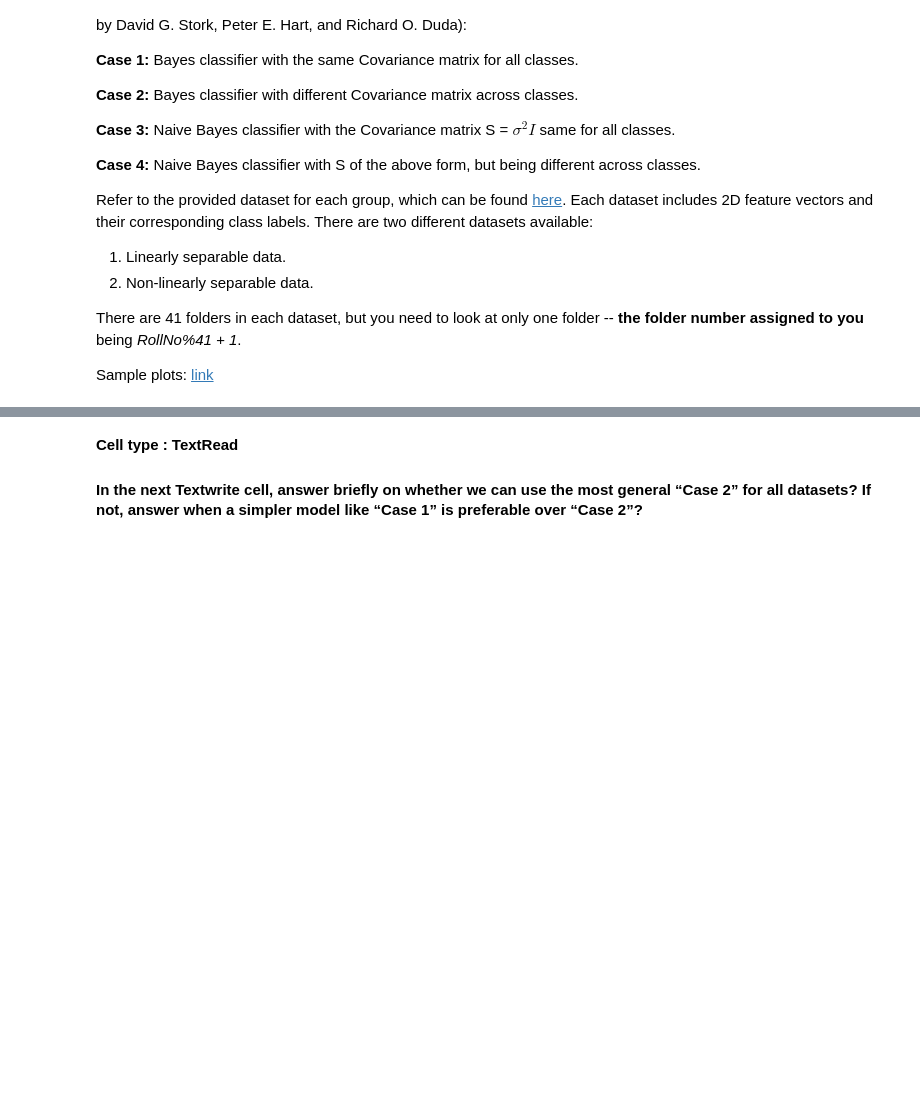
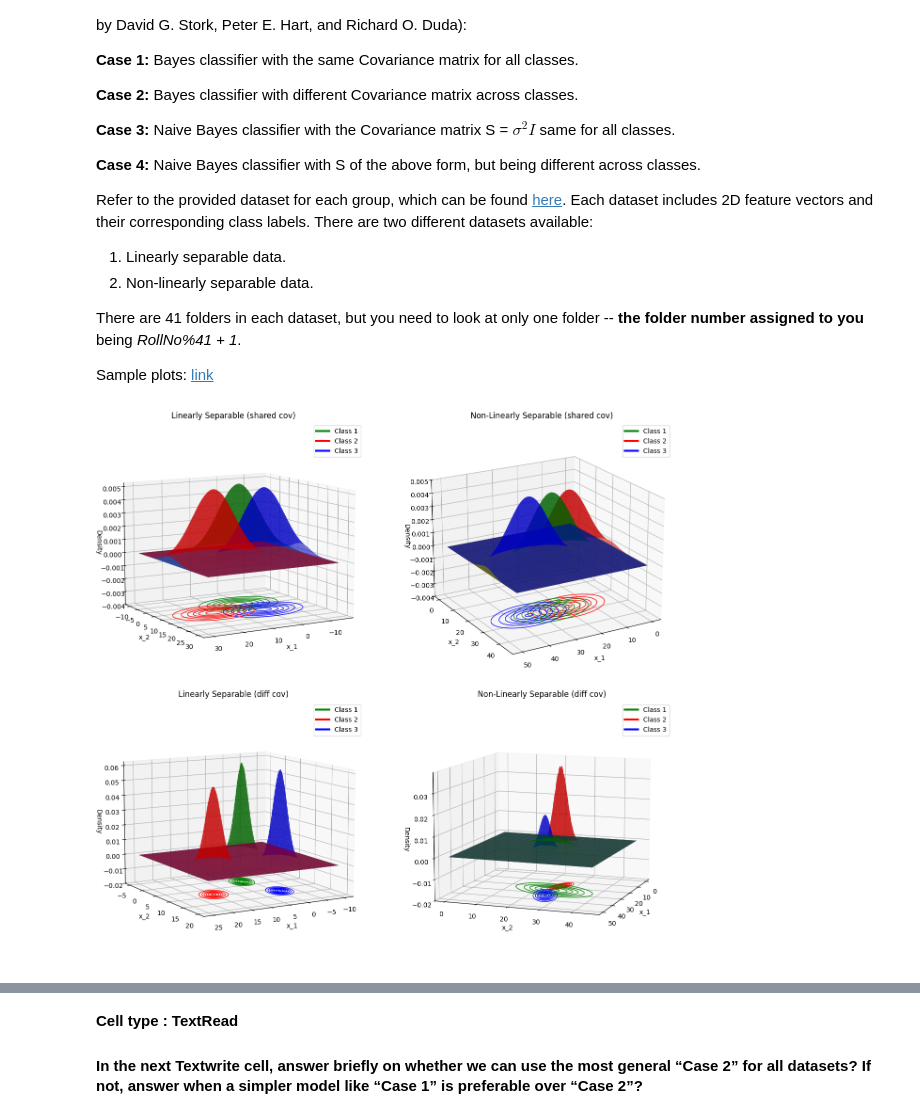
Before and after one commit to RitabrataMandal/CS5691_iitm, a Jupyter notebook: Assignment1/ee25s009.ipynb, the cells around one changed output, grey strips where cells are left out. Cells and saved outputs as stored; diff of their text form; code cells hidden in the pictures; blank space fills up the shorter version.

Commit message:
add plots update LaTex

```diff
--- a/Assignment1/ee25s009.ipynb
+++ b/Assignment1/ee25s009.ipynb
@@ -65,6 +65,8 @@ def estimateMean(data):
     meanData: mean of the n-dimensional data points
 
     """
+    class_conditional_mean = np.mean(data[:, :2], axis=0)
+    return class_conditional_mean.reshape(-1, 1) # 2x1
 
 def estimateCovariance(data):
     """ Find the ML estimate of the covariance matrix of n-dimensional data points.
@@ -76,17 +78,23 @@ def estimateCovariance(data):
     covData: covariance of the n-dimensional data points
 
     """
+    cov_matrix = np.cov(data[:,0],data[:,1], rowvar=False)
+    return cov_matrix.reshape(-1, 2) # 2x2
 
 def computeLikelihood(dataPoint, meanData, covData):
     """ Computes the likelihood score of a data point with respect to a given class
     given the class' mean and covariance matrix
 
     Arguments:
-    dataPoint: an n-dimensional feature vector
-    meanData: mean of the class
-    covData: covariance matrix of the class
+    dataPoint: an n-dimensional feature vector (2x1 here)
+    meanData: mean of the class (2x1 here)
+    covData: covariance matrix of the class (2x2 here)
 
     Returns:
     likelihood: likelihood score of the data point wrt the given class
 
     """
+    inv_cov = np.linalg.inv(covData)
+    det_cov = np.linalg.det(covData)
+    likelihood = 1/((2* np.pi)*np.sqrt(det_cov)) * np.exp(-0.5 * (dataPoint -meanData).T @ inv_cov @ (dataPoint - meanData))
+    return likelihood
@@ -135,0 +140,80 @@ def computeLikelihood(dataPoint, meanData, covData):
+# %%
+# Cell type : CodeWrite
+# write your code here as instructed.
+# (Use the functions written previously)
+
+# The plot of Gaussian pdfs for all classes estimated using the train data (train.txt).
+# Refer to sample plots 1 and 3
+# (4 Cases x 2 Datasets = 8 plots)
+from scipy.stats import multivariate_normal
+def extract_means_and_covs(means_dict, covs_dict, case, shared=True):
+    means = [means_dict[f"{i}train_conditional_mean_case{case}"].flatten()
+             for i in range(1, 4)]
+    if shared:  # case 1: shared covariance
+        covs = [covs_dict[f"{i}train_conditional_covariance_case{case}"]
+                for i in range(1, 4)]
+    else:       # case 2: different covariance
+        covs = [covs_dict[f"{i}train_conditional_covariance_Matrix_case{case}"]
+                for i in range(1, 4)]
+
+    return means, covs
+
+# LS and NLS, case 1 (shared covariance)
+means_LS_case1, covs_LS_case1   = extract_means_and_covs(LS_means, LS_covariances, case=1, shared=True)
+means_NLS_case1, covs_NLS_case1 = extract_means_and_covs(NLS_means, NLS_covariances, case=1, shared=True)
+means_LS_case2, covs_LS_case2   = extract_means_and_covs(LS_means, LS_covariances, case=2, shared=False)
+means_NLS_case2, covs_NLS_case2 = extract_means_and_covs(NLS_means, NLS_covariances, case=2, shared=False)
+
+
+def make_grid(xmin, xmax, ymin, ymax, n=200):
+    x = np.linspace(xmin, xmax, n)
+    y = np.linspace(ymin, ymax, n)
+    X, Y = np.meshgrid(x, y)
+    return X, Y, np.dstack((X, Y))
+
+def plot_case(means, covs, grid, title,ax, azim=60, elev=10, z_offset=-0.02):
+    X, Y, pos = grid
+    #  pos dimensions: (n, n, 2)
+    colors = ["green", "red", "blue"]
+    labels = [r"Class 1", r"Class 2", r"Class 3"]
+    handles = []
+
+    for mean, cov, color, label in zip(means, covs, colors, labels):
+        rv = multivariate_normal(mean, cov)
+        Z = rv.pdf(pos)
+
+        ax.plot_surface(X, Y, Z, color=color, alpha=0.6, linewidth=0)
+
+        ax.contour(X, Y, Z, zdir="z", offset=z_offset, colors=color, linewidths=1)
+
+        handles.append(plt.Line2D([0], [0], color=color, lw=3, label=label))
+
+    ax.set_title(title)
+    ax.set_xlabel("x_1"); ax.set_ylabel("x_2"); ax.set_zlabel("Density")
+    ax.set_zlim(z_offset, None)
+    ax.view_init(elev=elev, azim=azim)
+    ax.legend(handles=handles, loc="upper right")
+
+
+fig, axes = plt.subplots(2, 2, figsize=(14, 12), subplot_kw={"projection": "3d"})
+
+plot_case(means_LS_case1, covs_LS_case1,
+          make_grid(-15, 30, -10, 30),
+          "Linearly Separable (shared cov)",ax=axes[0,0], azim=60, elev=10, z_offset=-0.004)
+
+plot_case(means_NLS_case1, covs_NLS_case1,
+          make_grid(0, 50, 0, 45),
+          "Non-Linearly Separable (shared cov)",ax=axes[0,1], azim=60, elev=20, z_offset=-0.004)
+
+plot_case(means_LS_case2, covs_LS_case2,
+          make_grid(-10, 25, -5, 20),
+          "Linearly Separable (diff cov)",ax=axes[1,0], azim=60, elev=10)
+
+plot_case(means_NLS_case2, covs_NLS_case2,
+          make_grid(0, 50, 0, 45),
+          "Non-Linearly Separable (diff cov)",ax=axes[1,1], azim=20, elev=10)
+
+plt.tight_layout()
+plt.show()
+# %% [output]
+[figure, added]
```
Also changed, not shown: parts of 10 cells of this notebook, 6 other files.
